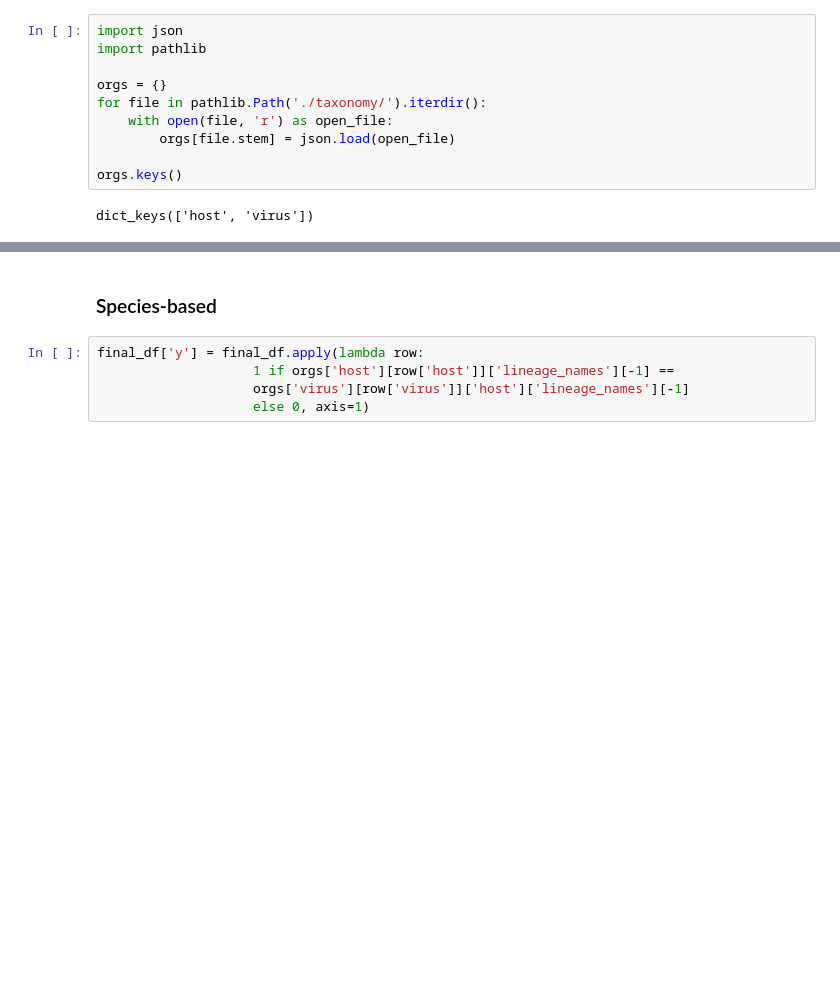
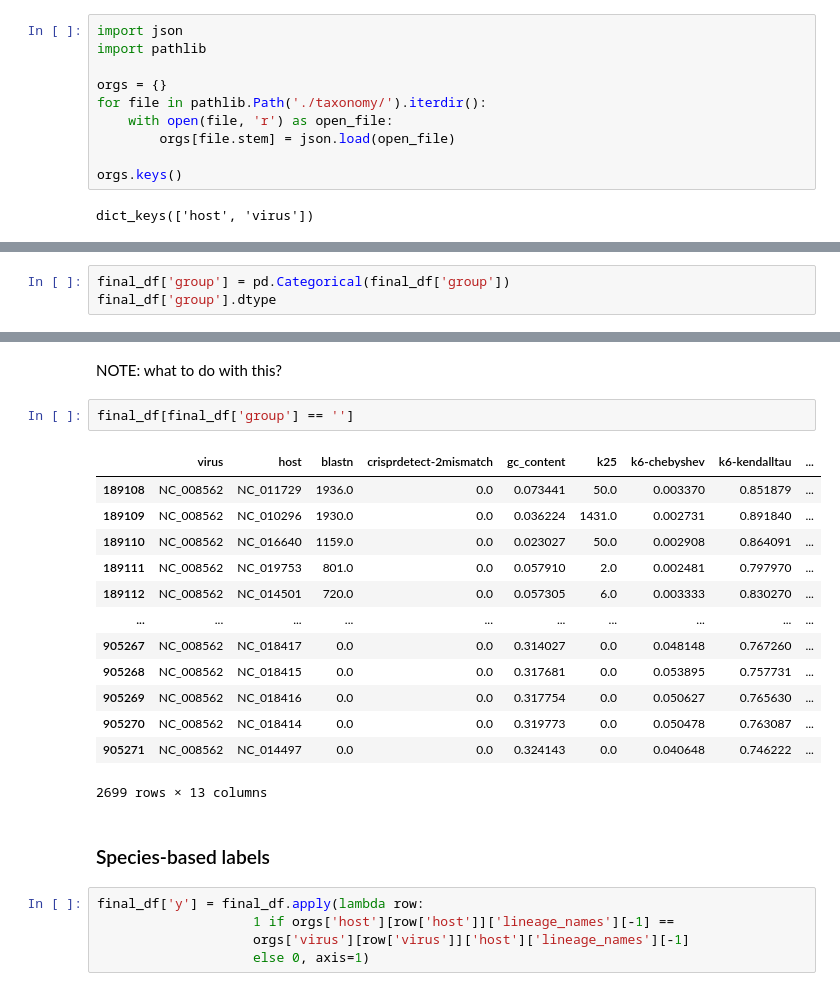
Before and after one commit to mikrzol/ML_bacteriophage_host_predicting, a Jupyter notebook: prep_main_df.ipynb, the cells around one changed output, grey strips where cells are left out. Cells and saved outputs as stored; diff of their text form; blank space fills up the shorter version.

```diff
--- a/prep_main_df.ipynb
+++ b/prep_main_df.ipynb
@@ -143,0 +237,3 @@ dict_keys(['host', 'virus'])
+# %%
+final_df['group'] = pd.Categorical(final_df['group'])
+final_df['group'].dtype
@@ -144,5 +259,23 @@ dict_keys(['host', 'virus'])
+# %% [markdown]
+NOTE: what to do with this?
+# %%
+final_df[final_df['group'] == '']
+# %% [output]
+|  | virus | host | blastn | crisprdetect-2mismatch | gc_content | k25 | k6-chebyshev | k6-kendalltau | ... |
+| 189108 | NC_008562 | NC_011729 | 1936.0 | 0.0 | 0.073441 | 50.0 | 0.003370 | 0.851879 | ... |
+| 189109 | NC_008562 | NC_010296 | 1930.0 | 0.0 | 0.036224 | 1431.0 | 0.002731 | 0.891840 | ... |
+| 189110 | NC_008562 | NC_016640 | 1159.0 | 0.0 | 0.023027 | 50.0 | 0.002908 | 0.864091 | ... |
+| 189111 | NC_008562 | NC_019753 | 801.0 | 0.0 | 0.057910 | 2.0 | 0.002481 | 0.797970 | ... |
+| 189112 | NC_008562 | NC_014501 | 720.0 | 0.0 | 0.057305 | 6.0 | 0.003333 | 0.830270 | ... |
+| ... | ... | ... | ... | ... | ... | ... | ... | ... | ... |
+| 905267 | NC_008562 | NC_018417 | 0.0 | 0.0 | 0.314027 | 0.0 | 0.048148 | 0.767260 | ... |
+| 905268 | NC_008562 | NC_018415 | 0.0 | 0.0 | 0.317681 | 0.0 | 0.053895 | 0.757731 | ... |
+| 905269 | NC_008562 | NC_018416 | 0.0 | 0.0 | 0.317754 | 0.0 | 0.050627 | 0.765630 | ... |
+| 905270 | NC_008562 | NC_018414 | 0.0 | 0.0 | 0.319773 | 0.0 | 0.050478 | 0.763087 | ... |
+| 905271 | NC_008562 | NC_014497 | 0.0 | 0.0 | 0.324143 | 0.0 | 0.040648 | 0.746222 | ... |
+2699 rows × 13 columns
 # %% [markdown]
-### Species-based
+### Species-based labels
 # %%
 final_df['y'] = final_df.apply(lambda row:
                     1 if orgs['host'][row['host']]['lineage_names'][-1] ==
```
Also changed, not shown: parts of 12 cells of this notebook, 1 other file.
